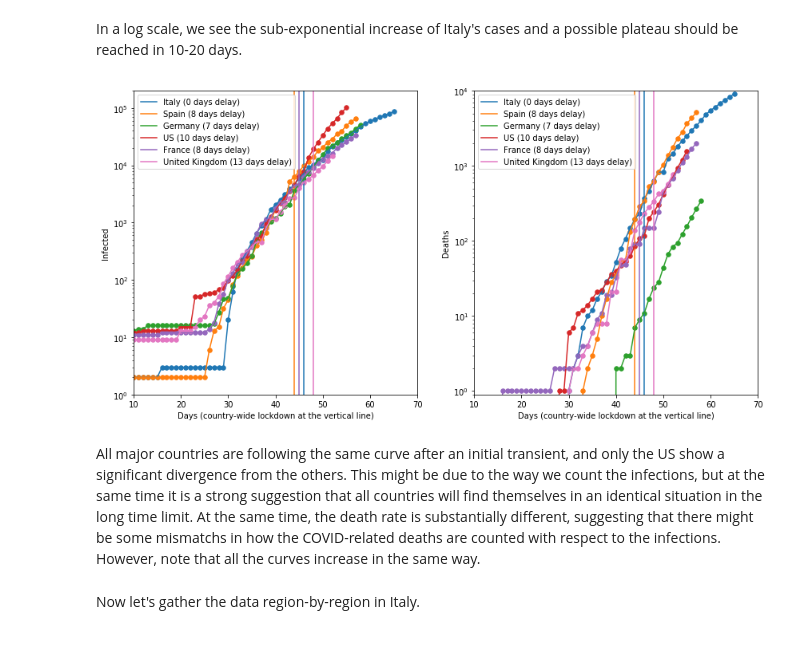
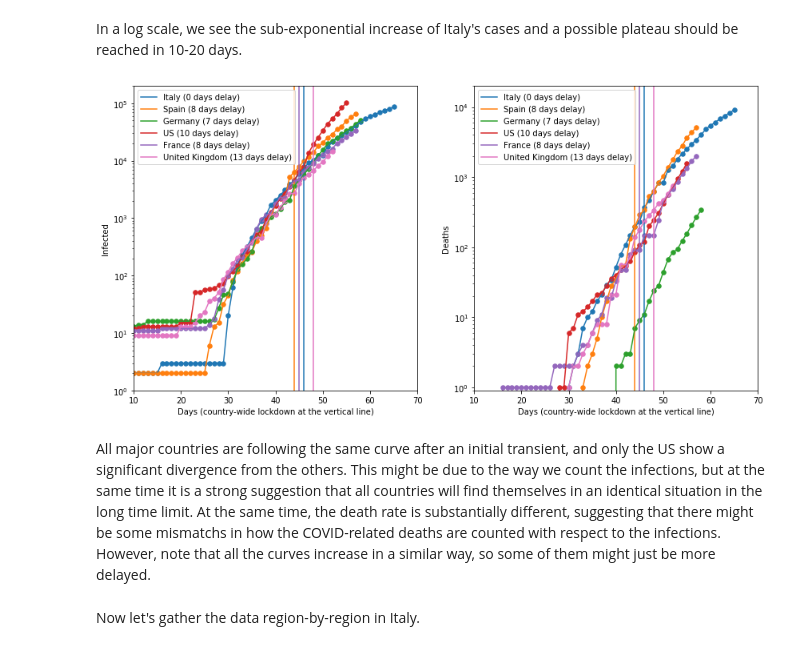
Before and after one commit to giorgionicoletti/COVID-19_preliminary, a Jupyter notebook: analysis.ipynb, the cells around one changed output. Saved outputs shown, nothing was run; the diff lists cells and outputs as text; code cells hidden in the pictures.

```diff
--- a/analysis.ipynb
+++ b/analysis.ipynb
@@ -105,37 +105,37 @@ fig, ax = plt.subplots(nrows = 1, ncols = 2, figsize = (14,7))
 
 for x, y, l, dt, ld, c in zip(days, tlist, clist, days_t, ld_list, colorlist):
     ax[0].plot(x-dt,y, label = l + ' (' + str(dt) + ' days delay)', color = c)
     ax[0].scatter(x-dt,y, color = c, s= 30)
     if ld != None:
         ax[0].axvline(x=ld-dt, color = c)
 
 ax[0].set_xlabel('Days (country-wide lockdown at the vertical line)')
 ax[0].set_ylabel('Infected')
 ax[0].set_yscale('log')
 ax[0].set_xlim(10,70)
 ax[0].set_ylim(1,200000)
 ax[0].legend(loc = 2)
 
 for x, y, l, dt, ld, c in zip(days, dlist, clist, days_t, ld_list, colorlist):
     ax[1].plot(x-dt,y, label = l + ' (' + str(dt) + ' days delay)', color = c)
     ax[1].scatter(x-dt,y, color = c, s = 30)
     if ld != None:
         ax[1].axvline(x=ld-dt, color = c)
 
 ax[1].set_xlabel('Days (country-wide lockdown at the vertical line)')
 ax[1].set_ylabel('Deaths')
 ax[1].set_yscale('log')
 ax[1].set_xlim(10,70)
-ax[1].set_ylim(0.9,10000)
+ax[1].set_ylim(0.9,20000)
 ax[1].legend(loc = 2)
 
 
 plt.savefig('countries.png', dpi = 300, bbox_inches = 'tight')
 plt.show()
 # %% [output]
-[figure, old version]
+[figure, new version]
 # %% [markdown]
-All major countries are following the same curve after an initial transient, and only the US show a significant divergence from the others. This might be due to the way we count the infections, but at the same time it is a strong suggestion that all countries will find themselves in an identical situation in the long time limit. At the same time, the death rate is substantially different, suggesting that there might be some mismatchs in how the COVID-related deaths are counted with respect to the infections. However, note that all the curves increase in the same way.
+All major countries are following the same curve after an initial transient, and only the US show a significant divergence from the others. This might be due to the way we count the infections, but at the same time it is a strong suggestion that all countries will find themselves in an identical situation in the long time limit. At the same time, the death rate is substantially different, suggesting that there might be some mismatchs in how the COVID-related deaths are counted with respect to the infections. However, note that all the curves increase in a similar way, so some of them might just be more delayed.
 # %% [markdown]
 Now let's gather the data region-by-region in Italy.
 # %%
```
